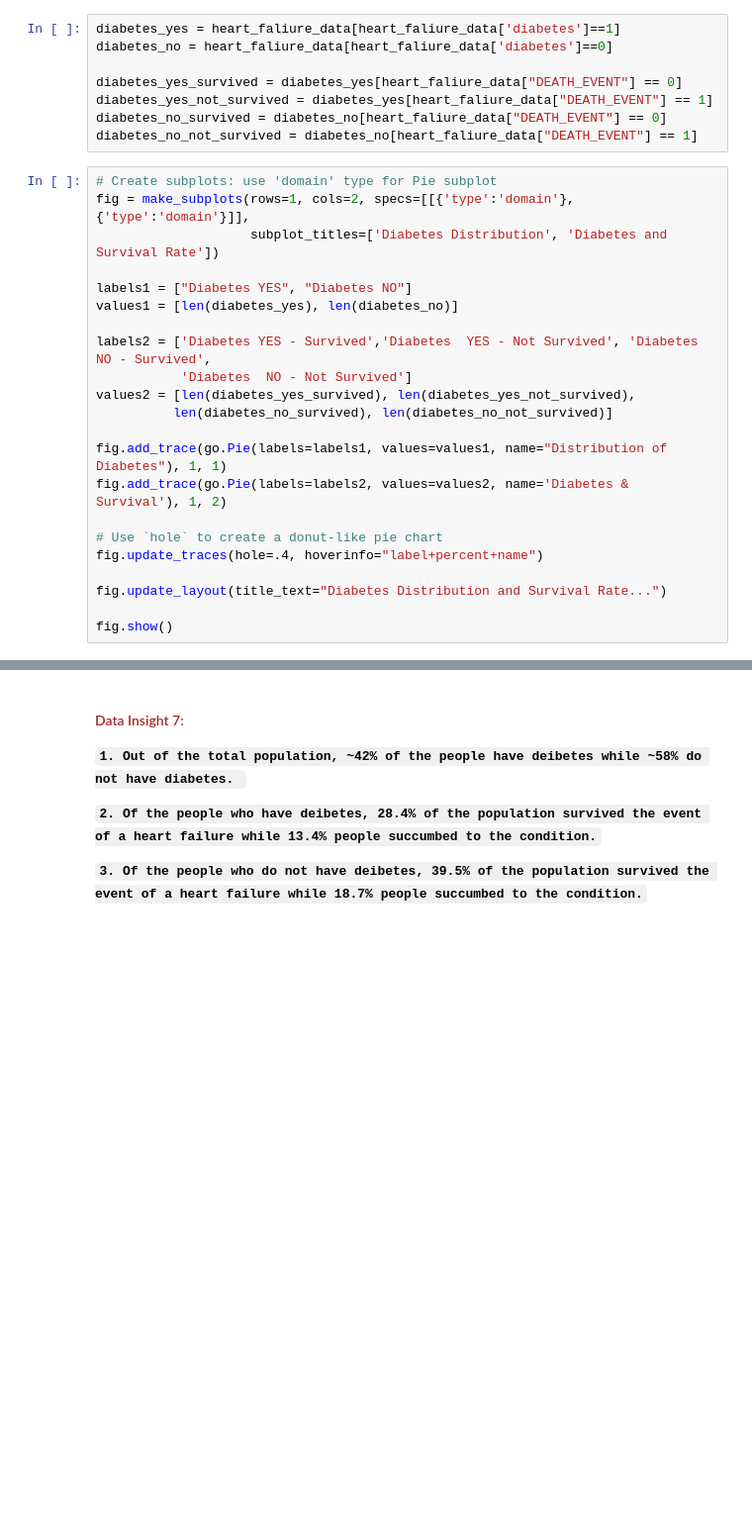
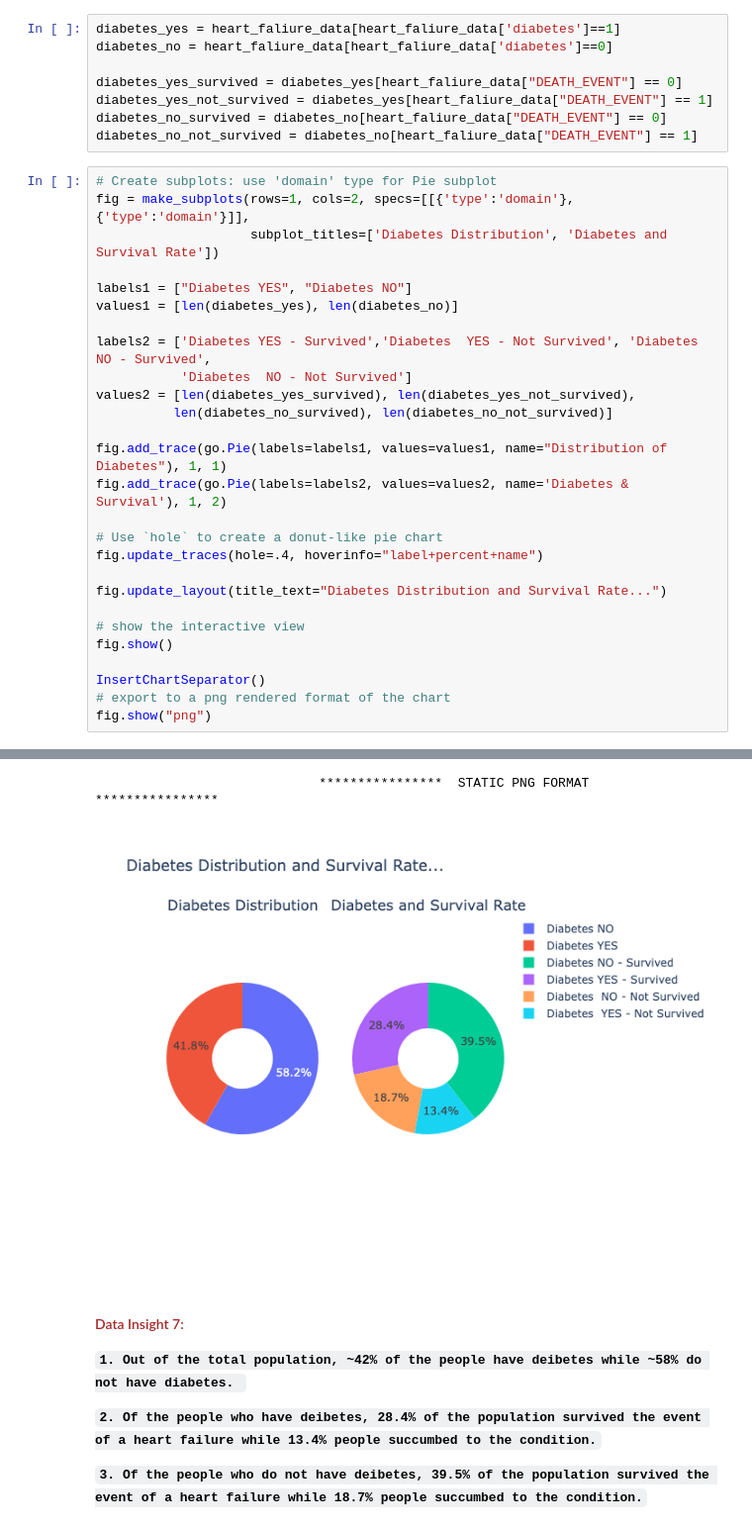
Before and after one commit to sauravmishra1710/Heart-Failure-Condition-And-Survival-Analysis, a Jupyter notebook: EDA_Heart_Failure_Prediction.ipynb, the cells around one changed output, grey strips where cells are left out. Shown at 99% size. Drawn from its saved outputs; the diff is of its cells as text; blank space fills up the shorter version.

```diff
--- a/EDA_Heart_Failure_Prediction.ipynb
+++ b/EDA_Heart_Failure_Prediction.ipynb
@@ -418,27 +461,34 @@ diabetes_no_not_survived = diabetes_no[heart_faliure_data["DEATH_EVENT"] == 1]
 # %%
 # Create subplots: use 'domain' type for Pie subplot
 fig = make_subplots(rows=1, cols=2, specs=[[{'type':'domain'}, {'type':'domain'}]],
                     subplot_titles=['Diabetes Distribution', 'Diabetes and Survival Rate'])
 
 labels1 = ["Diabetes YES", "Diabetes NO"]
 values1 = [len(diabetes_yes), len(diabetes_no)]
 
 labels2 = ['Diabetes YES - Survived','Diabetes  YES - Not Survived', 'Diabetes NO - Survived',
            'Diabetes  NO - Not Survived']
 values2 = [len(diabetes_yes_survived), len(diabetes_yes_not_survived),
           len(diabetes_no_survived), len(diabetes_no_not_survived)]
 
 fig.add_trace(go.Pie(labels=labels1, values=values1, name="Distribution of Diabetes"), 1, 1)
 fig.add_trace(go.Pie(labels=labels2, values=values2, name='Diabetes & Survival'), 1, 2)
 
 # Use `hole` to create a donut-like pie chart
 fig.update_traces(hole=.4, hoverinfo="label+percent+name")
 
 fig.update_layout(title_text="Diabetes Distribution and Survival Rate...")
 
+# show the interactive view
 fig.show()
+
+InsertChartSeparator()
+# export to a png rendered format of the chart
+fig.show("png")
 # %% [output]
 [interactive output not drawn]
+                             ****************  STATIC PNG FORMAT  ****************
+[figure, added]
 # %% [markdown]
 #### <font color = brown>Data Insight 7:</font>
 
```
Also changed, not shown: parts of 22 cells of this notebook.
